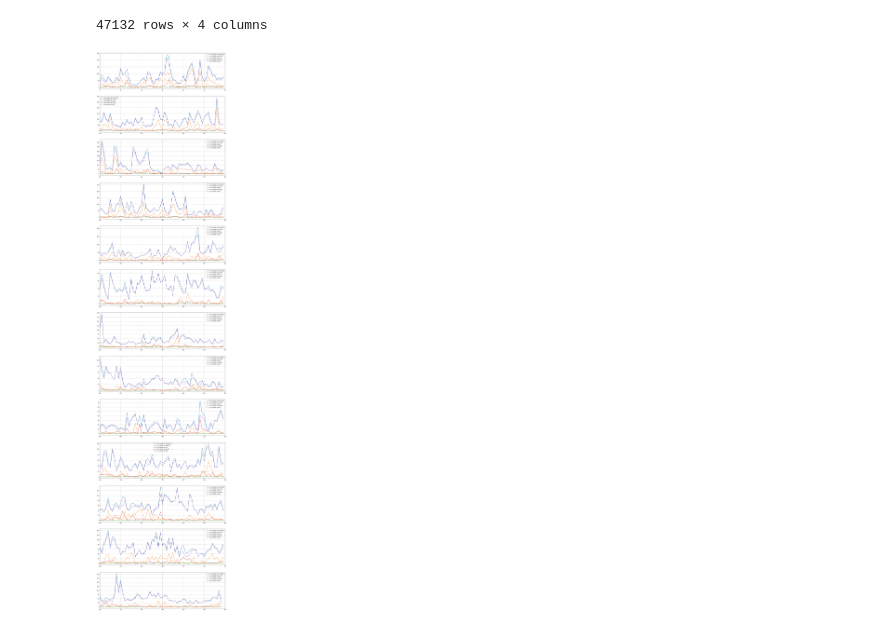
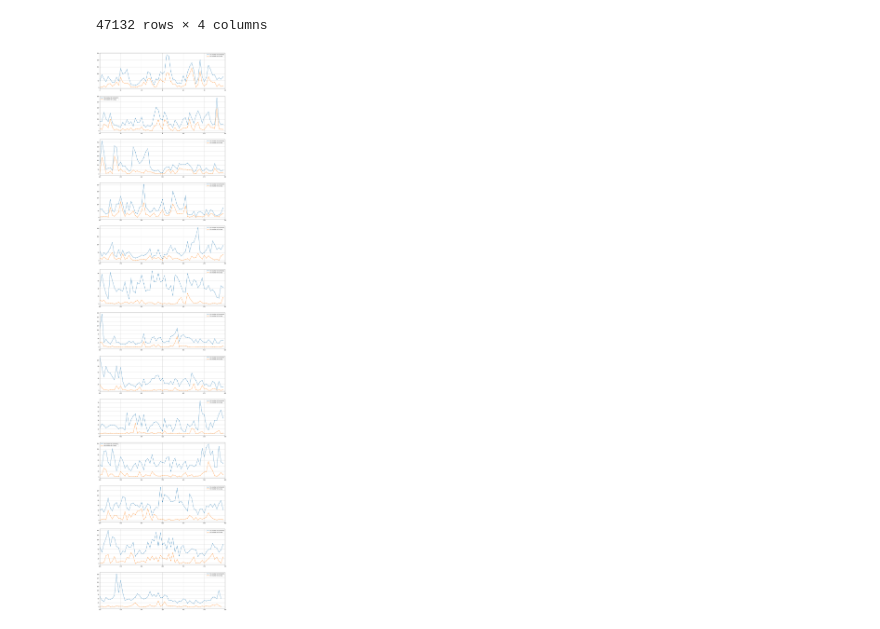
Before and after one commit to k4nekom/VisuaLive, a Jupyter notebook: analysis/work/spygea_among.ipynb, the cells around one changed output. Drawn from its saved outputs; the diff is of its cells as text; code cells hidden in the pictures.

```diff
--- a/analysis/work/spygea_among.ipynb
+++ b/analysis/work/spygea_among.ipynb
@@ -38,33 +38,33 @@ df['not_emoticon_enc'] = df['is_emoticon'].apply(lambda x : 0 if x else 1)
 # %%
 # 最後のコメントが投稿された時間（分）
 last_commented_minutes = df.iat[-1, 4]
 
 # グラフの個数は、last_commented_minutesを使い動的に指定。60分ごとにグラフを描画。
 graph_number = last_commented_minutes // 60  + 1
 
 # figsizeはgraph_numberを使い動的に指定。グラフ１つあたり(20,7)を割り当てる。
 fig, ax = plt.subplots(graph_number, 1, figsize=(20,  graph_number * 7))
 
 for first_index in range(0, last_commented_minutes + 1, 60):
     # x軸の値　コメントが投稿された時間（分刻み）
     x = df.groupby('commented_min').count().iloc[first_index : first_index + 60].index
 
     # 1分間あたりのコメント数のグラフ
     ax[(first_index + 1) // 60].plot(x, df.groupby('commented_min').count().iloc[first_index : first_index + 60].id.values, marker=".", label='the number of comments')
 
     # 1分間あたりの'w'、'草'の数のグラフ
     ax[(first_index + 1) // 60].plot(x, df.groupby('commented_min').sum().iloc[first_index : first_index + 60].has_w.values, marker=".",label='the number of w, kusa')
-     # 1分間あたりの'草'の数のグラフ
-    ax[(first_index + 1) // 60].plot(x, df.groupby('commented_min').sum().iloc[first_index : first_index + 60].has_kusa.values, marker=".",label='the number of kusa')
+#      # 1分間あたりの'草'の数のグラフ
+#     ax[(first_index + 1) // 60].plot(x, df.groupby('commented_min').sum().iloc[first_index : first_index + 60].has_kusa.values, marker=".",label='the number of kusa')
 
-    # 1分間あたりのスタンプの数のグラフ
-    ax[(first_index + 1) // 60].plot(x, df.groupby('commented_min').sum().iloc[first_index : first_index + 60].is_emoticon_enc.values, marker=".", label='the number of emotes')
-    # 1分間あたりのスタンプ以外のコメント数のグラフ
-    ax[(first_index + 1) // 60].plot(x, df.groupby('commented_min').sum().iloc[first_index : first_index + 60].not_emoticon_enc.values, marker=".", label='the number of text')
+#     # 1分間あたりのスタンプの数のグラフ
+#     ax[(first_index + 1) // 60].plot(x, df.groupby('commented_min').sum().iloc[first_index : first_index + 60].is_emoticon_enc.values, marker=".", label='the number of emotes')
+#     # 1分間あたりのスタンプ以外のコメント数のグラフ
+#     ax[(first_index + 1) // 60].plot(x, df.groupby('commented_min').sum().iloc[first_index : first_index + 60].not_emoticon_enc.values, marker=".", label='the number of text')
 
     ax[(first_index + 1) // 60].grid(axis='both')
     ax[(first_index + 1) // 60].set_xlim(first_index, first_index + 60)
     ax[(first_index + 1) // 60].legend()
 plt.show()
 # %% [output]
-[figure, old version]
+[figure, new version]
```
Also changed, not shown: parts of 2 cells of this notebook.
